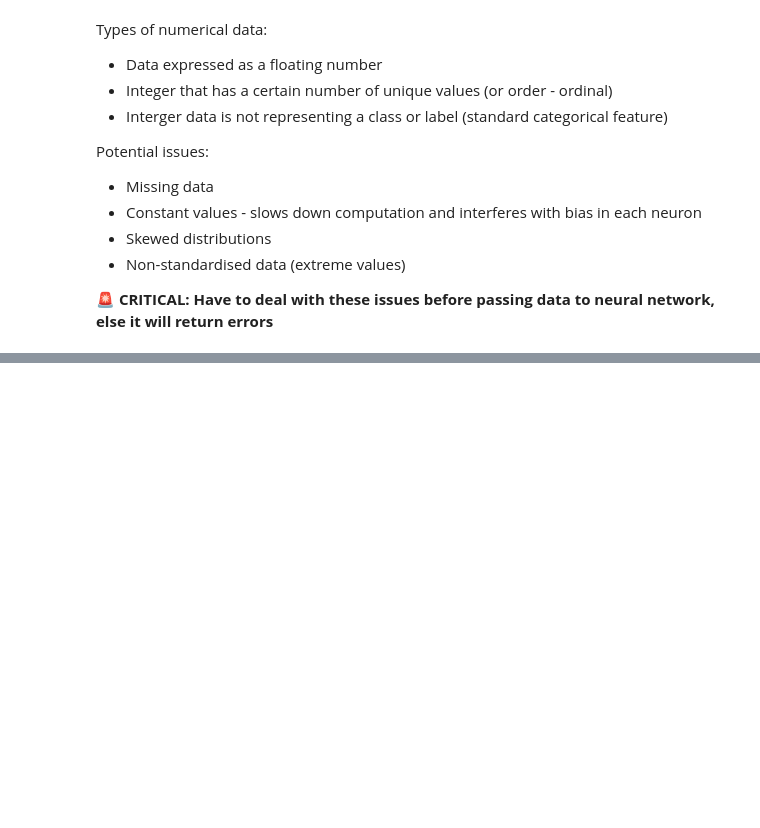
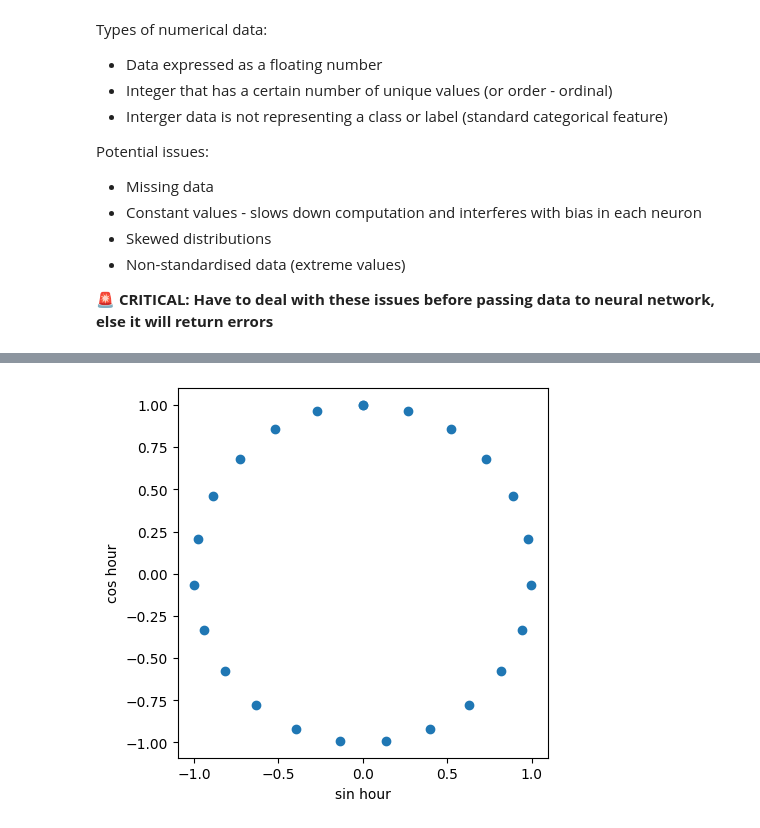
Before and after one commit to minimartzz/tensorflow-cookbook, a Jupyter notebook: ch7 tabular data/tabular_data.ipynb, the cells around one changed output, grey strips where cells are left out. Drawn from its saved outputs; the diff is of its cells as text; code cells hidden in the pictures; blank space fills up the shorter version.

```diff
--- a/ch7 tabular data/tabular_data.ipynb
+++ b/ch7 tabular data/tabular_data.ipynb
@@ -112,0 +282,9 @@ def assemble_numeric_pipeline(
+# %%
+ax = plt.subplot()
+ax.set_aspect('equal')
+ax.set_xlabel('sin hour')
+ax.set_ylabel('cos hour')
+plt.scatter(sin_time[:,1], cos_time[:,1])
+plt.show()
+# %% [output]
+[figure, added]
```
Also changed, not shown: parts of 54 cells of this notebook.
